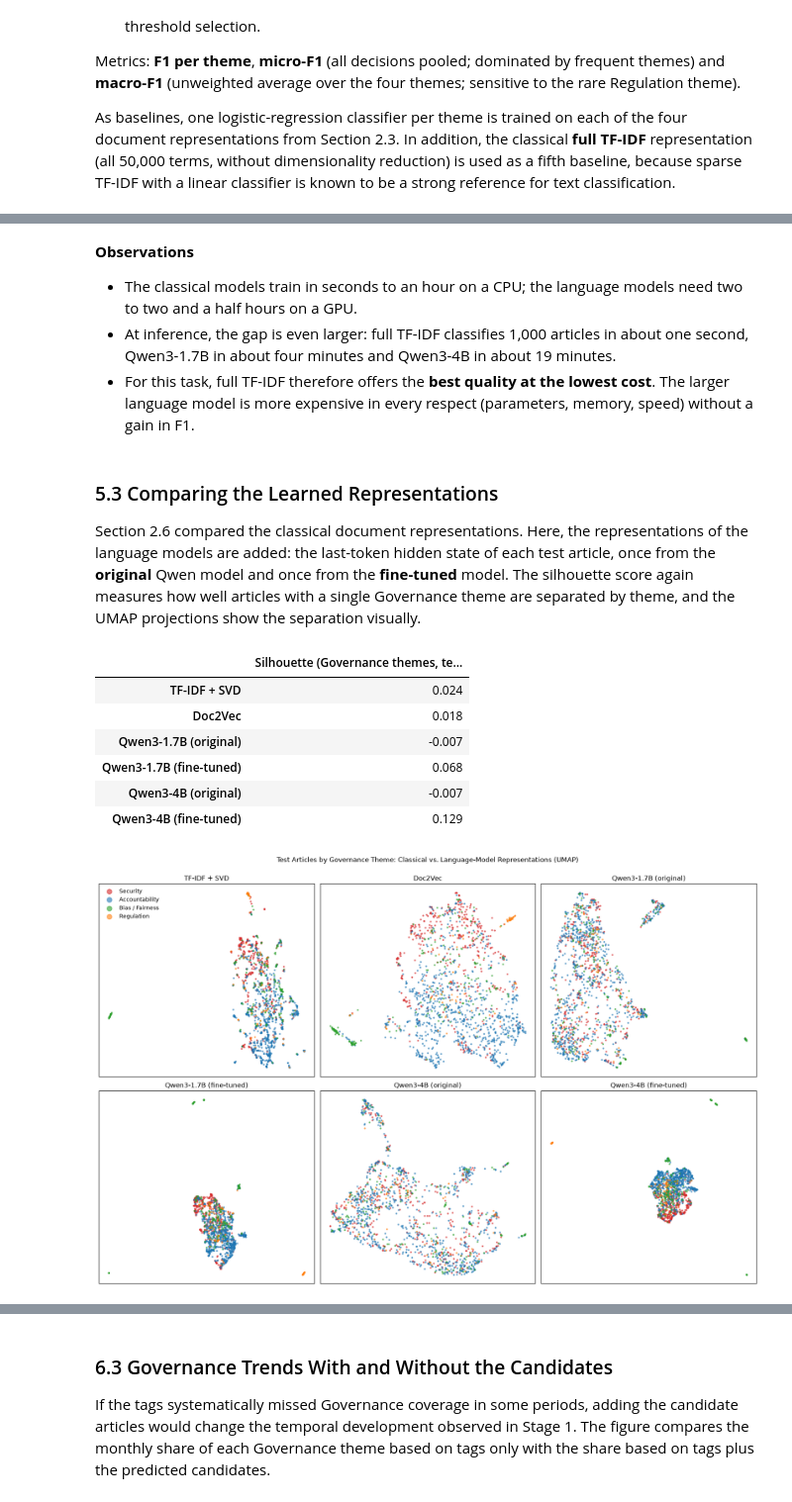
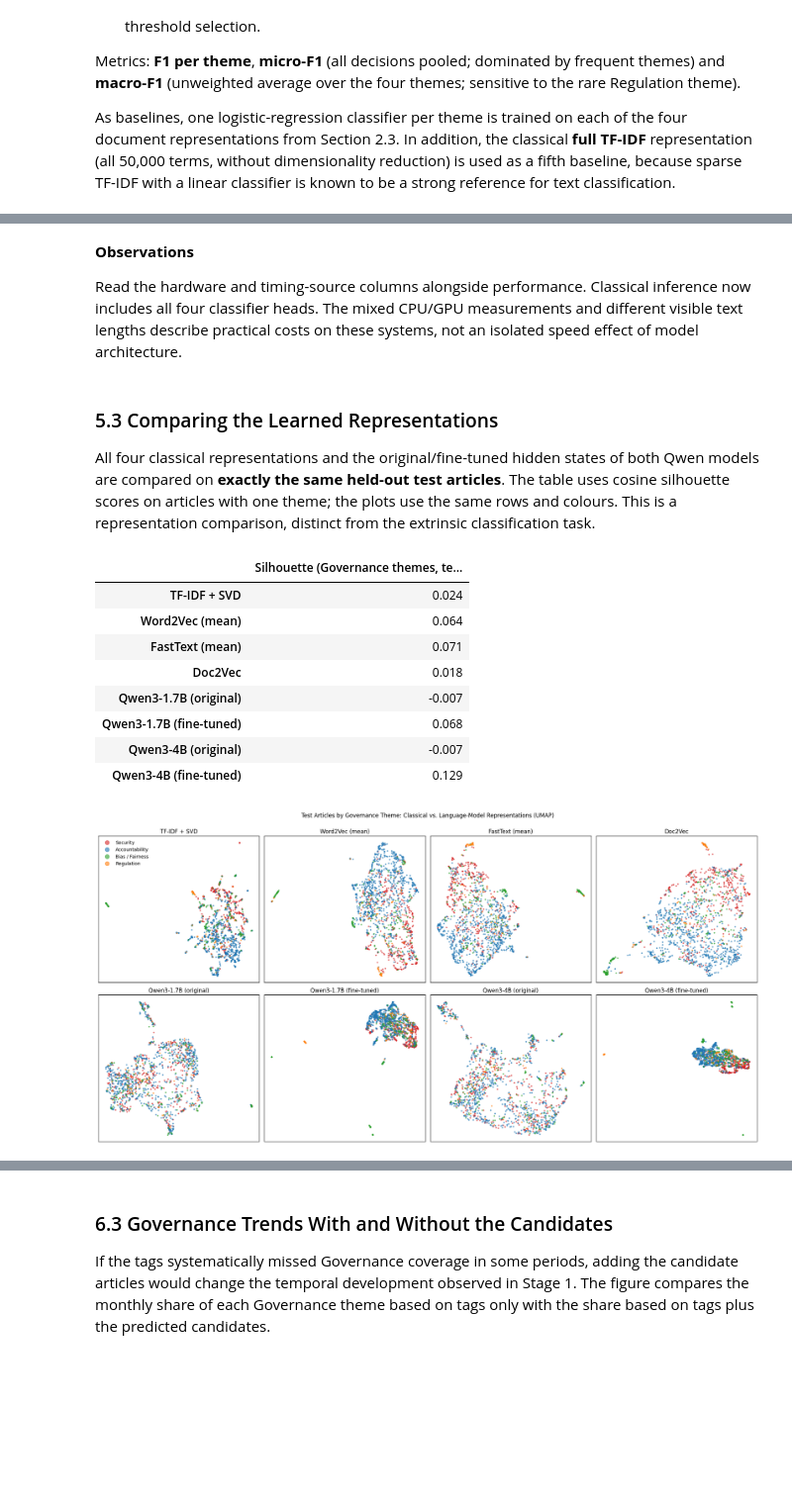
Before and after one commit to 341235/CTL, a Jupyter notebook: notebooks/stage2_embeddings/Stage2_Embeddings.ipynb, the cells around one changed output, grey strips where cells are left out. Shown at 99% size. Saved outputs shown, nothing was run; the diff lists cells and outputs as text; code cells hidden in the pictures; blank space fills up the shorter version.

```diff
--- a/notebooks/stage2_embeddings/Stage2_Embeddings.ipynb
+++ b/notebooks/stage2_embeddings/Stage2_Embeddings.ipynb
@@ -430,7 +459,7 @@ Doc2Vec (PV-DBOW) learns one vector per **article** that predicts the words of t
 # %%
 from gensim.models.doc2vec import Doc2Vec, TaggedDocument
 
-D2V_PATH = MODELS_DIR / "doc2vec.model"
+D2V_PATH = EMBEDDING_MODELS_DIR / "doc2vec.model"
 
 article_tokens = [
     [token for sentence in sentences for token in sentence]
@@ -444,7 +473,7 @@ else:
     tagged_documents = [
         TaggedDocument(tokens, [str(record_id)])
         for tokens, record_id, split in zip(article_tokens, corpus["record_id"], corpus["split"])
-        if split != "test"
+        if split in TRAINING_SPLITS
     ]
     start_time = time.perf_counter()
     d2v_model = Doc2Vec(
@@ -462,5 +491,6 @@ else:
     print(f"Doc2Vec trained in {training_times['Doc2Vec'] / 60:.1f} min")
 
 print(f"Document vectors learned: {len(d2v_model.dv):,}")
+assert set(d2v_model.dv.index_to_key).isdisjoint({str(i) for i in validation_ids} | {str(i) for i in test_ids})
 # %% [output]
 Doc2Vec loaded from cache.
@@ -816,11 +849,11 @@ SHIFT_TERMS = ["agent", "accountability", "regulation", "security", "safety", "g
 
 period_models = {}
 for period, (start, end) in PERIODS.items():
-    path = MODELS_DIR / f"word2vec_{start[:7]}_{end[:7]}.model"
+    path = EMBEDDING_MODELS_DIR / f"word2vec_{start[:7]}_{end[:7]}.model"
     if path.exists():
         period_models[period] = Word2Vec.load(str(path))
         continue
-    in_period = ((corpus["date"] >= start) & (corpus["date"] <= end) & (corpus["split"] != "test")).values
+    in_period = ((corpus["date"] >= start) & (corpus["date"] <= end) & (corpus["split"].isin(TRAINING_SPLITS))).values
     sentences = [sentence for i in np.where(in_period)[0] for sentence in article_sentences[i]]
     model = Word2Vec(sentences=sentences, **EMBEDDING_PARAMS)
     model.save(str(path))
@@ -1255,27 +1571,24 @@ def seconds_per_1000(vectorize):
 
 
 classical_inference = {
-    "TF-IDF (full) + LogReg": seconds_per_1000(lambda docs: tfidf.transform(docs)),
-    "TF-IDF + SVD + LogReg": seconds_per_1000(lambda docs: svd.transform(tfidf.transform(docs))),
-    "Word2Vec (mean) + LogReg": seconds_per_1000(lambda docs: [mean_vector(w2v_model.wv, d) for d in docs]),
-    "FastText (mean) + LogReg": seconds_per_1000(lambda docs: [mean_vector(fasttext_model.wv, d) for d in docs]),
-    "Doc2Vec + LogReg": seconds_per_1000(lambda docs: [d2v_model.infer_vector(d, epochs=20) for d in docs])
+    name: seconds_per_1000(lambda docs, name=name: predict_baseline(name, docs))
+    for name in classification_models
 }
 
 embedding_training = {
-    "TF-IDF (full) + LogReg": 0,
-    "TF-IDF + SVD + LogReg": 0,
+    "TF-IDF (full) + LogReg": training_times.get("TF-IDF", 0),
+    "TF-IDF + SVD + LogReg": training_times.get("TF-IDF", 0) + training_times.get("SVD", 0),
     "Word2Vec (mean) + LogReg": training_times.get("Word2Vec", np.nan),
     "FastText (mean) + LogReg": training_times.get("FastText", np.nan),
     "Doc2Vec + LogReg": training_times.get("Doc2Vec", np.nan)
 }
 
 classical_parameters = {
-    "TF-IDF (full) + LogReg": len(tfidf.vocabulary_) * len(GOVERNANCE_THEMES),
+    "TF-IDF (full) + LogReg": 0,  # Classifier heads are added once below
     "TF-IDF + SVD + LogReg": svd.components_.size,
-    "Word2Vec (mean) + LogReg": w2v_model.wv.vectors.size,
-    "FastText (mean) + LogReg": fasttext_model.wv.vectors.size + fasttext_model.wv.vectors_ngrams.size,
-    "Doc2Vec + LogReg": d2v_model.wv.vectors.size + d2v_model.dv.vectors.size
+    "Word2Vec (mean) + LogReg": w2v_model.wv.vectors.size + w2v_model.syn1neg.size,
+    "FastText (mean) + LogReg": fasttext_model.wv.vectors_vocab.size + fasttext_model.wv.vectors_ngrams.size + fasttext_model.syn1neg.size,
+    "Doc2Vec + LogReg": d2v_model.syn1neg.size + d2v_model.dv.vectors.size
 }
 
 from accelerate import init_empty_weights
@@ -1300,7 +1613,8 @@ for model_name in MODEL_ORDER:
         stats = llm_stats[model_name.replace(" (QLoRA)", "")]
         tradeoff_rows.append({
             "Model": model_name,
-            "Hardware": "GPU (8 GB)",
+            "Hardware": "RTX 2000 Ada, 8 GB (saved run)",
+            "Timing source": "saved GPU measurement: " + stats.get("run_source", "GPU run"),
             "Parameters (millions)": round(llm_parameters[model_name.replace(" (QLoRA)", "")] / 1e6),
             "Trained parameters (millions)": round(stats["trainable_parameters"] / 1e6, 1),
             "Training time (min)": stats["training_minutes"],
@@ -1311,9 +1625,10 @@ for model_name in MODEL_ORDER:
     else:
         tradeoff_rows.append({
             "Model": model_name,
-            "Hardware": "CPU",
-            "Parameters (millions)": round(classical_parameters[model_name] / 1e6, 1),
-            "Trained parameters (millions)": round(classical_parameters[model_name] / 1e6, 1),
+            "Hardware": f"{platform.machine()} CPU (local)",
+            "Timing source": "local CPU; cached embedding-training time + measured classifier fit",
+            "Parameters (millions)": round((classical_parameters[model_name] + sum(head.coef_.size + head.intercept_.size for head in classification_models[model_name])) / 1e6, 1),
+            "Trained parameters (millions)": round((classical_parameters[model_name] + sum(head.coef_.size + head.intercept_.size for head in classification_models[model_name])) / 1e6, 1),
             "Training time (min)": round((embedding_training[model_name]
                                           + classification_details[model_name]["training_seconds"]) / 60, 1),
             "Peak GPU memory (GB)": 0,
@@ -1324,4 +1639,5 @@ for model_name in MODEL_ORDER:
 tradeoffs = pd.DataFrame(tradeoff_rows).set_index("Model")
 tradeoffs.to_csv(RESULTS_DIR / "model_tradeoffs.csv")
 display(tradeoffs)
+print("CPU inference includes vectorization and four classifier predictions, from pre-tokenized articles. GPU timings include tokenization and forward pass. Different hardware/input lengths prevent a controlled speed ranking.")
 # %% [output]
@@ -1337,13 +1654,11 @@ display(tradeoffs)
 # %% [markdown]
 **Observations**
 
-- The classical models train in seconds to an hour on a CPU; the language models need two to two and a half hours on a GPU.
-- At inference, the gap is even larger: full TF-IDF classifies 1,000 articles in about one second, Qwen3-1.7B in about four minutes and Qwen3-4B in about 19 minutes.
-- For this task, full TF-IDF therefore offers the **best quality at the lowest cost**. The larger language model is more expensive in every respect (parameters, memory, speed) without a gain in F1.
+Read the hardware and timing-source columns alongside performance. Classical inference now includes all four classifier heads. The mixed CPU/GPU measurements and different visible text lengths describe practical costs on these systems, not an isolated speed effect of model architecture.
 # %% [markdown]
 ### 5.3 Comparing the Learned Representations
 
-Section 2.6 compared the classical document representations. Here, the representations of the language models are added: the last-token hidden state of each test article, once from the **original** Qwen model and once from the **fine-tuned** model. The silhouette score again measures how well articles with a single Governance theme are separated by theme, and the UMAP projections show the separation visually.
+All four classical representations and the original/fine-tuned hidden states of both Qwen models are compared on **exactly the same held-out test articles**. The table uses cosine silhouette scores on articles with one theme; the plots use the same rows and colours. This is a representation comparison, distinct from the extrinsic classification task.
 # %%
 test_index = np.where(split_masks["test"])[0]
 test_single = single_theme[test_index]
@@ -1351,6 +1666,8 @@ test_theme = single_theme_label[test_index][test_single]
 
 test_representations = {
     "TF-IDF + SVD": doc_vectors["tfidf_svd"][test_index],
+    "Word2Vec (mean)": doc_vectors["word2vec_mean"][test_index],
+    "FastText (mean)": doc_vectors["fasttext_mean"][test_index],
     "Doc2Vec": doc_vectors["doc2vec"][test_index]
 }
 for name in LLM_MODELS:
@@ -1363,35 +1680,37 @@ representation_scores = pd.DataFrame({
         for name, matrix in test_representations.items()
     }
 })
 representation_scores.to_csv(RESULTS_DIR / "representation_silhouette.csv")
 display(representation_scores)
 
-fig, axes = plt.subplots(2, 3, figsize=(17, 11))
+fig, axes = plt.subplots(2, 4, figsize=(20, 10))
 for ax, (name, matrix) in zip(axes.ravel(), test_representations.items()):
     coordinates = umap.UMAP(n_neighbors=15, min_dist=0.1, metric="cosine", random_state=SEED) \
         .fit_transform(normalize(matrix[test_single]))
     for theme_index, theme in enumerate(GOVERNANCE_THEMES):
         mask = test_theme == theme_index
         ax.scatter(coordinates[mask, 0], coordinates[mask, 1], s=5, alpha=0.6,
                    color=theme_colors[theme_index], label=THEME_LABELS[theme])
     ax.set_title(name)
     ax.set_xticks([])
     ax.set_yticks([])
 
 axes[0, 0].legend(markerscale=4, frameon=False)
 fig.suptitle("Test Articles by Governance Theme: Classical vs. Language-Model Representations (UMAP)", y=1.0)
 plt.tight_layout()
 save_figure("representations_classical_vs_llm_umap")
 plt.show()
 # %% [output]
 |  | Silhouette (Governance themes, te... |
 | TF-IDF + SVD | 0.024 |
+| Word2Vec (mean) | 0.064 |
+| FastText (mean) | 0.071 |
 | Doc2Vec | 0.018 |
 | Qwen3-1.7B (original) | -0.007 |
 | Qwen3-1.7B (fine-tuned) | 0.068 |
 | Qwen3-4B (original) | -0.007 |
 | Qwen3-4B (fine-tuned) | 0.129 |
-[figure, old version]
+[figure, new version]
 # %% [markdown]
 **Observations**
 
```
Also changed, not shown: parts of 54 cells of this notebook, 26 other files.
